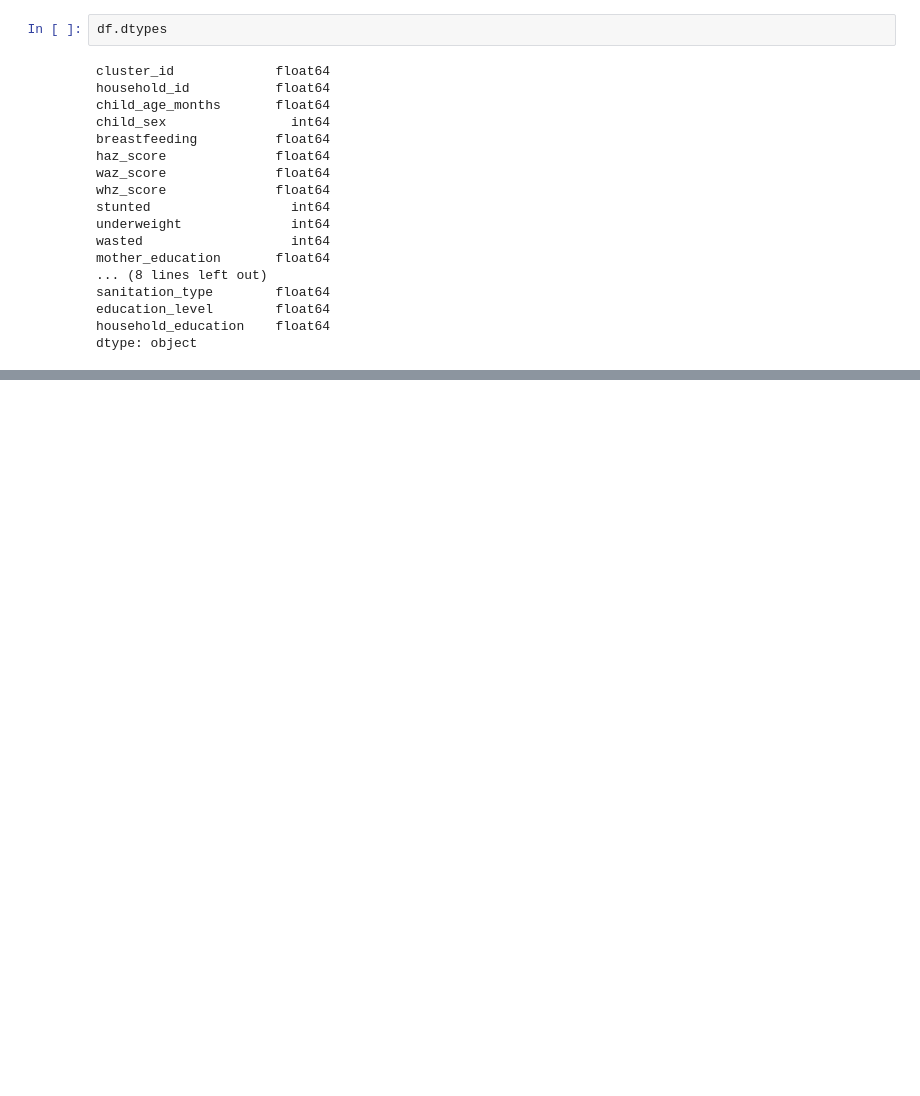
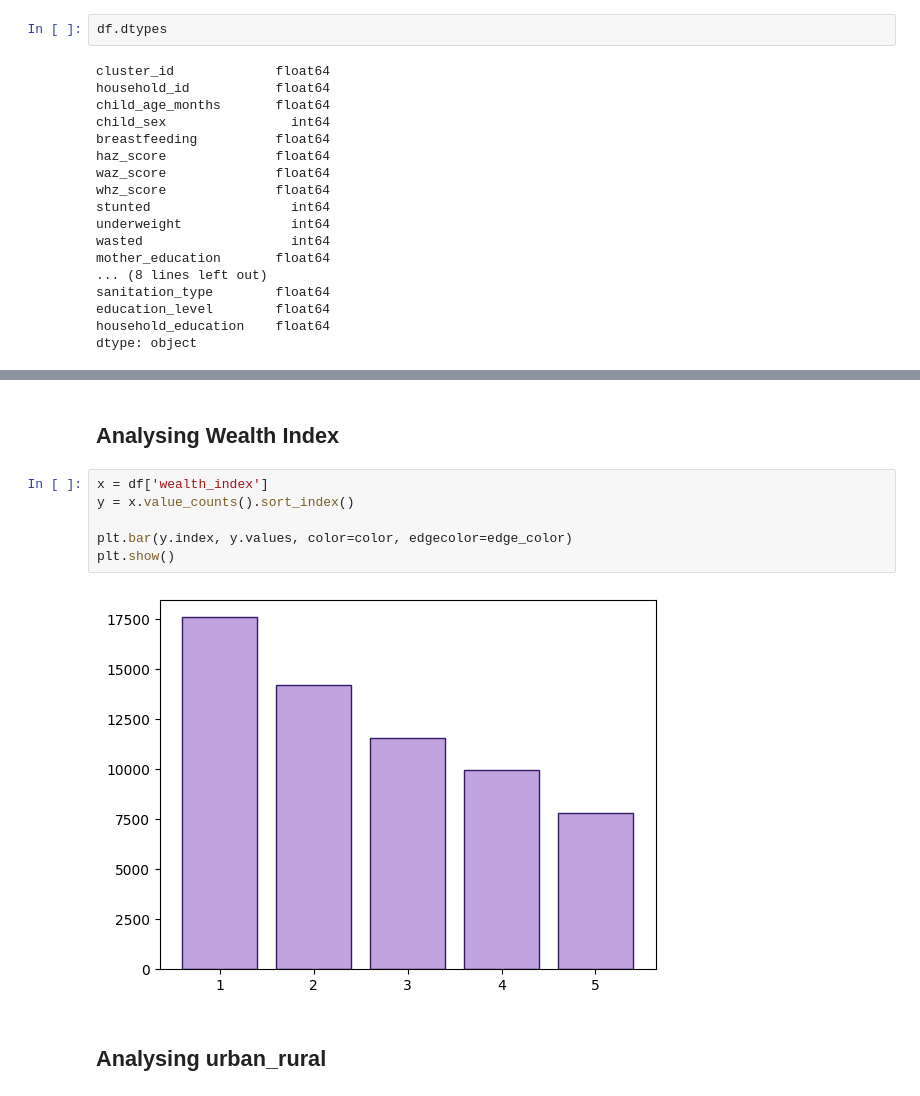
Before and after one commit to Nefertiti23/malnutrition-predictor, a Jupyter notebook: ml/notebooks/exploring/univariate_analysis.ipynb, the cells around one changed output, grey strips where cells are left out. Saved outputs shown, nothing was run; the diff lists cells and outputs as text; blank space fills up the shorter version.

```diff
--- a/ml/notebooks/exploring/univariate_analysis.ipynb
+++ b/ml/notebooks/exploring/univariate_analysis.ipynb
@@ -57,0 +132,12 @@ dtype: object
+# %% [markdown]
+## Analysing Wealth Index
+# %%
+x = df['wealth_index']
+y = x.value_counts().sort_index()
+
+plt.bar(y.index, y.values, color=color, edgecolor=edge_color)
+plt.show()
+# %% [output]
+[figure, added]
+# %% [markdown]
+## Analysing urban_rural
```
Also changed, not shown: parts of 23 cells of this notebook, 10 other files.
